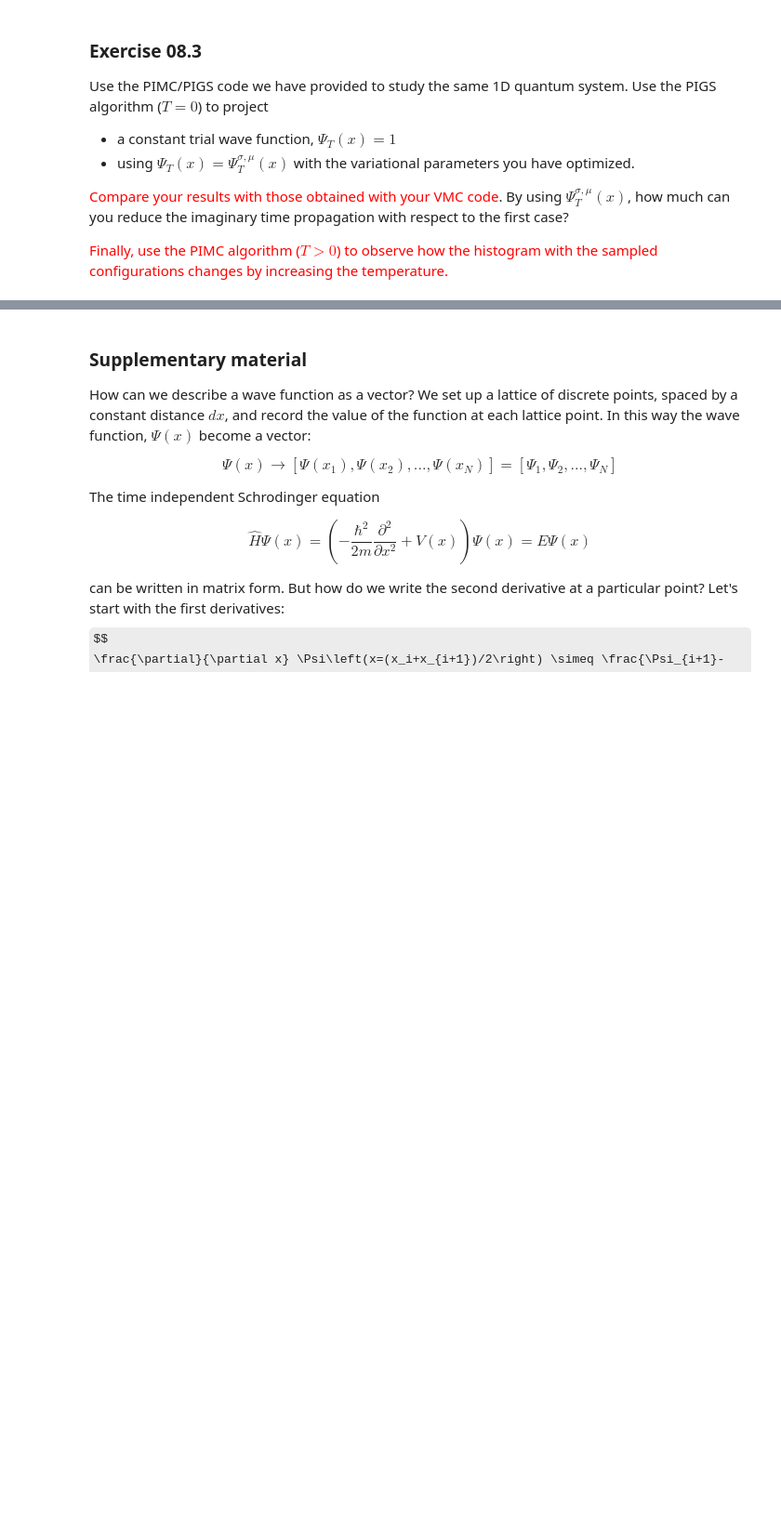
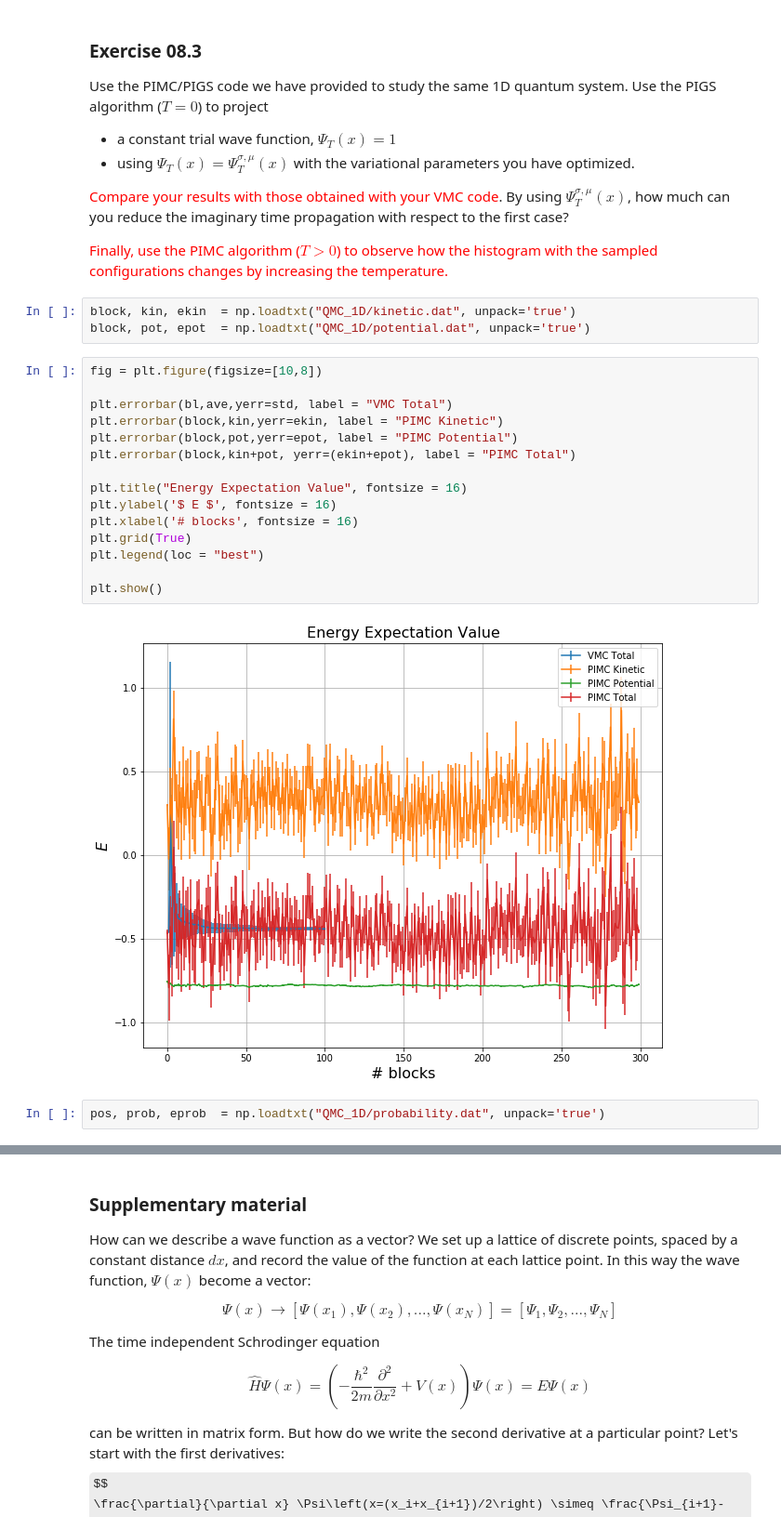
Before and after one commit to rcote98/LSN_exercise_delivery, a Jupyter notebook: esercitazione8/esercitazione8.ipynb, the cells around one changed output, grey strips where cells are left out. Shown at 93% size. Drawn from its saved outputs; the diff is of its cells as text; some formulas as TeX source; blank space fills up the shorter version.

```diff
--- a/esercitazione8/esercitazione8.ipynb
+++ b/esercitazione8/esercitazione8.ipynb
@@ -147,3 +108,25 @@ Use the PIMC/PIGS code we have provided to study the same 1D quantum system. Use
 <span style="color:red">Compare your results with those obtained with your VMC code</span>. By using $\Psi_T^{\sigma,\mu}(x)$, how much can you reduce the imaginary time propagation with respect to the first case?
 
 <span style="color:red">Finally, use the PIMC algorithm ($T>0$) to observe how the histogram with the sampled configurations changes by increasing the temperature.</span>
+# %%
+block, kin, ekin  = np.loadtxt("QMC_1D/kinetic.dat", unpack='true')
+block, pot, epot  = np.loadtxt("QMC_1D/potential.dat", unpack='true')
+# %%
+fig = plt.figure(figsize=[10,8])
+
+plt.errorbar(bl,ave,yerr=std, label = "VMC Total")
+plt.errorbar(block,kin,yerr=ekin, label = "PIMC Kinetic")
+plt.errorbar(block,pot,yerr=epot, label = "PIMC Potential")
+plt.errorbar(block,kin+pot, yerr=(ekin+epot), label = "PIMC Total")
+
+plt.title("Energy Expectation Value", fontsize = 16)
+plt.ylabel('$ E $', fontsize = 16)
+plt.xlabel('# blocks', fontsize = 16)
+plt.grid(True)
+plt.legend(loc = "best")
+
+plt.show()
+# %% [output]
+[figure, added]
+# %%
+pos, prob, eprob  = np.loadtxt("QMC_1D/probability.dat", unpack='true')
```
Also changed, not shown: parts of 16 cells of this notebook, 35 other files.
